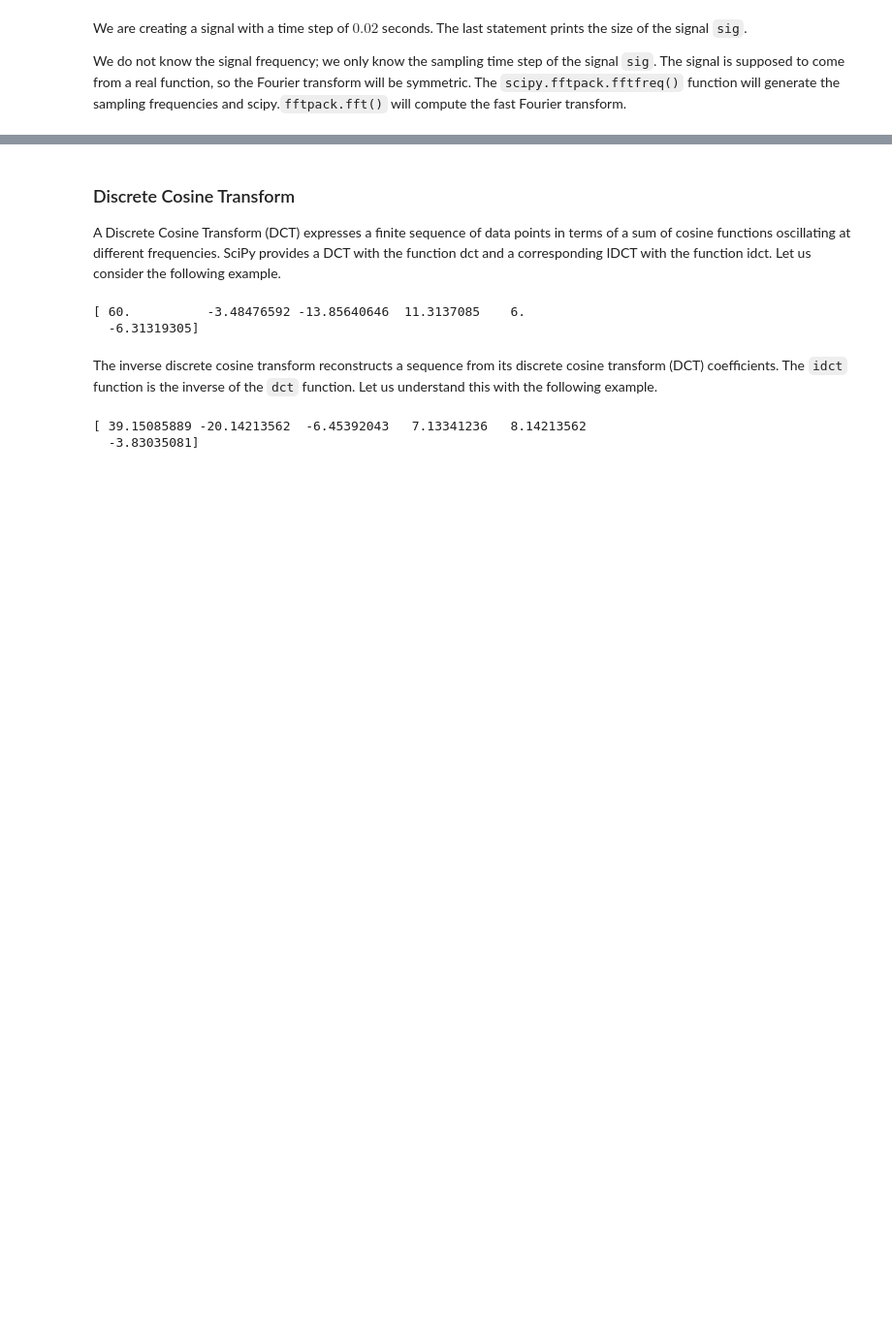
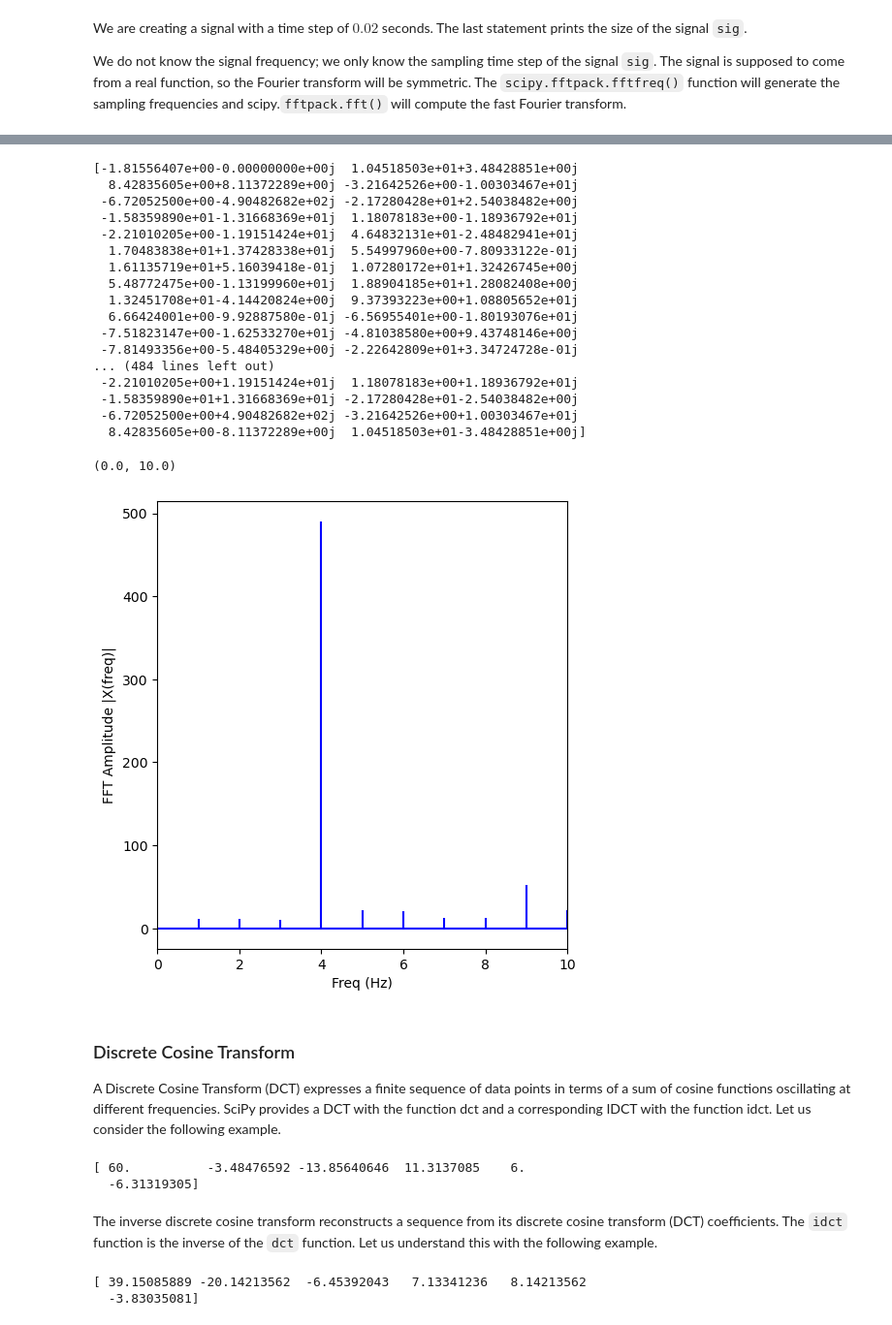
Before and after one commit to faizuddin/python-workshop, a Jupyter notebook: intro-to-scipy/intro-to-scipy.ipynb, the cells around one changed output, grey strips where cells are left out. Shown at 97% size. Saved outputs shown, nothing was run; the diff lists cells and outputs as text; code cells hidden in the pictures; blank space fills up the shorter version.

```diff
--- a/intro-to-scipy/intro-to-scipy.ipynb
+++ b/intro-to-scipy/intro-to-scipy.ipynb
@@ -223,3 +212,42 @@ print(sig_fft)
+# %%
+from scipy import fftpack
+sample_freq = fftpack.fftfreq(sig.size, d = time_step)
+sig_fft = fftpack.fft(sig)
+print(sig_fft)
+
+# Plotting...
+N = len(sig_fft)
+n = np.arange(N)
+T = N/1000
+freq = n/T
+
+plt.figure(figsize = (12, 6))
+plt.subplot(121)
+
+plt.stem(freq, np.abs(sig_fft), 'b', markerfmt=" ", basefmt="-b")
+plt.xlabel('Freq (Hz)')
+plt.ylabel('FFT Amplitude |X(freq)|')
+plt.xlim(0, 10)
+# %% [output]
+[-1.81556407e+00-0.00000000e+00j  1.04518503e+01+3.48428851e+00j
+  8.42835605e+00+8.11372289e+00j -3.21642526e+00-1.00303467e+01j
+ -6.72052500e+00-4.90482682e+02j -2.17280428e+01+2.54038482e+00j
+ -1.58359890e+01-1.31668369e+01j  1.18078183e+00-1.18936792e+01j
+ -2.21010205e+00-1.19151424e+01j  4.64832131e+01-2.48482941e+01j
+  1.70483838e+01+1.37428338e+01j  5.54997960e+00-7.80933122e-01j
+  1.61135719e+01+5.16039418e-01j  1.07280172e+01+1.32426745e+00j
+  5.48772475e+00-1.13199960e+01j  1.88904185e+01+1.28082408e+00j
+  1.32451708e+01-4.14420824e+00j  9.37393223e+00+1.08805652e+01j
+  6.66424001e+00-9.92887580e-01j -6.56955401e+00-1.80193076e+01j
+ -7.51823147e+00-1.62533270e+01j -4.81038580e+00+9.43748146e+00j
+ -7.81493356e+00-5.48405329e+00j -2.22642809e+01+3.34724728e-01j
+... (484 lines left out)
+ -2.21010205e+00+1.19151424e+01j  1.18078183e+00+1.18936792e+01j
+ -1.58359890e+01+1.31668369e+01j -2.17280428e+01-2.54038482e+00j
+ -6.72052500e+00+4.90482682e+02j -3.21642526e+00+1.00303467e+01j
+  8.42835605e+00-8.11372289e+00j  1.04518503e+01-3.48428851e+00j]
+(0.0, 10.0)
+[figure, added]
 # %% [markdown]
 ### Discrete Cosine Transform
 
```
Also changed, not shown: parts of 3 cells of this notebook.
